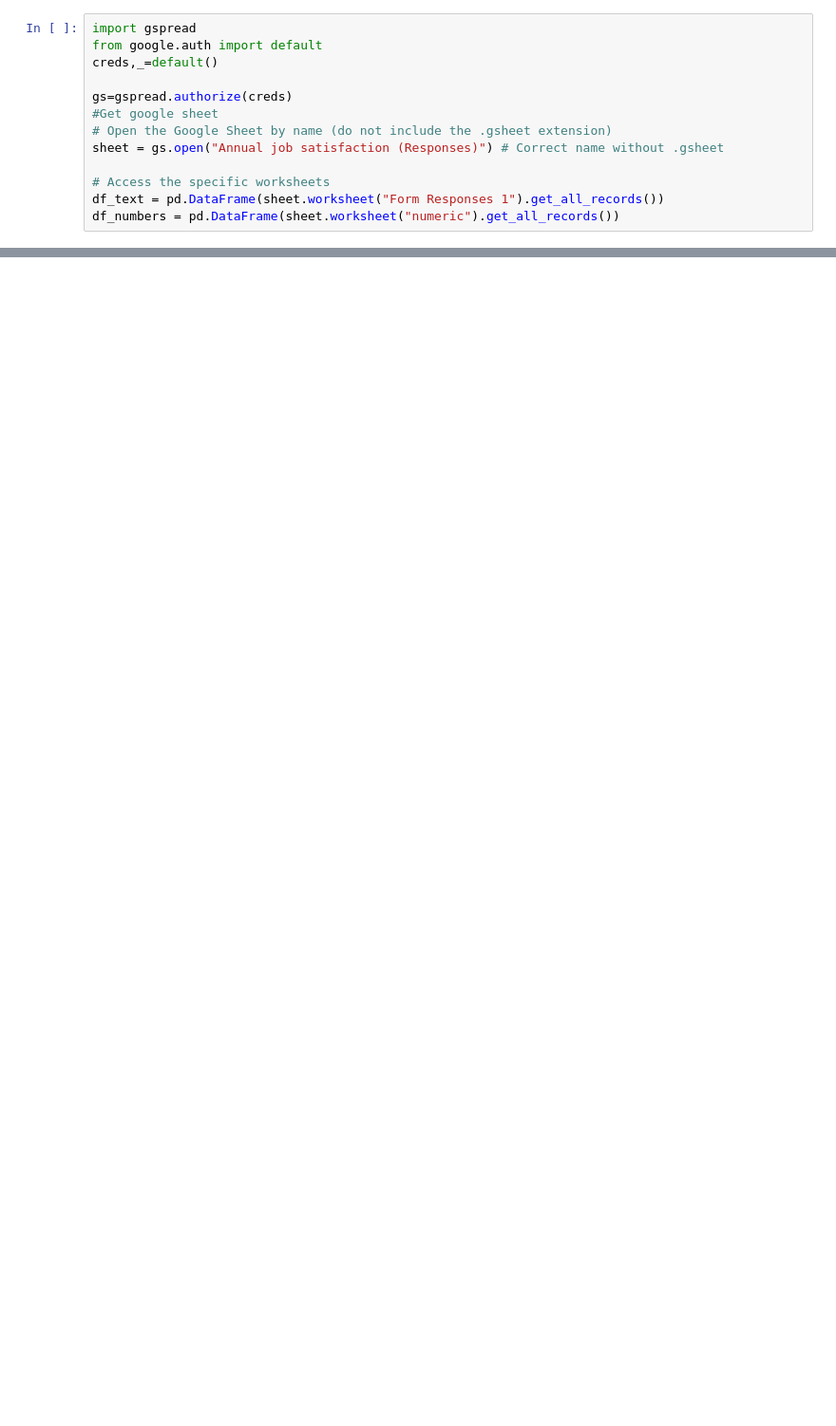
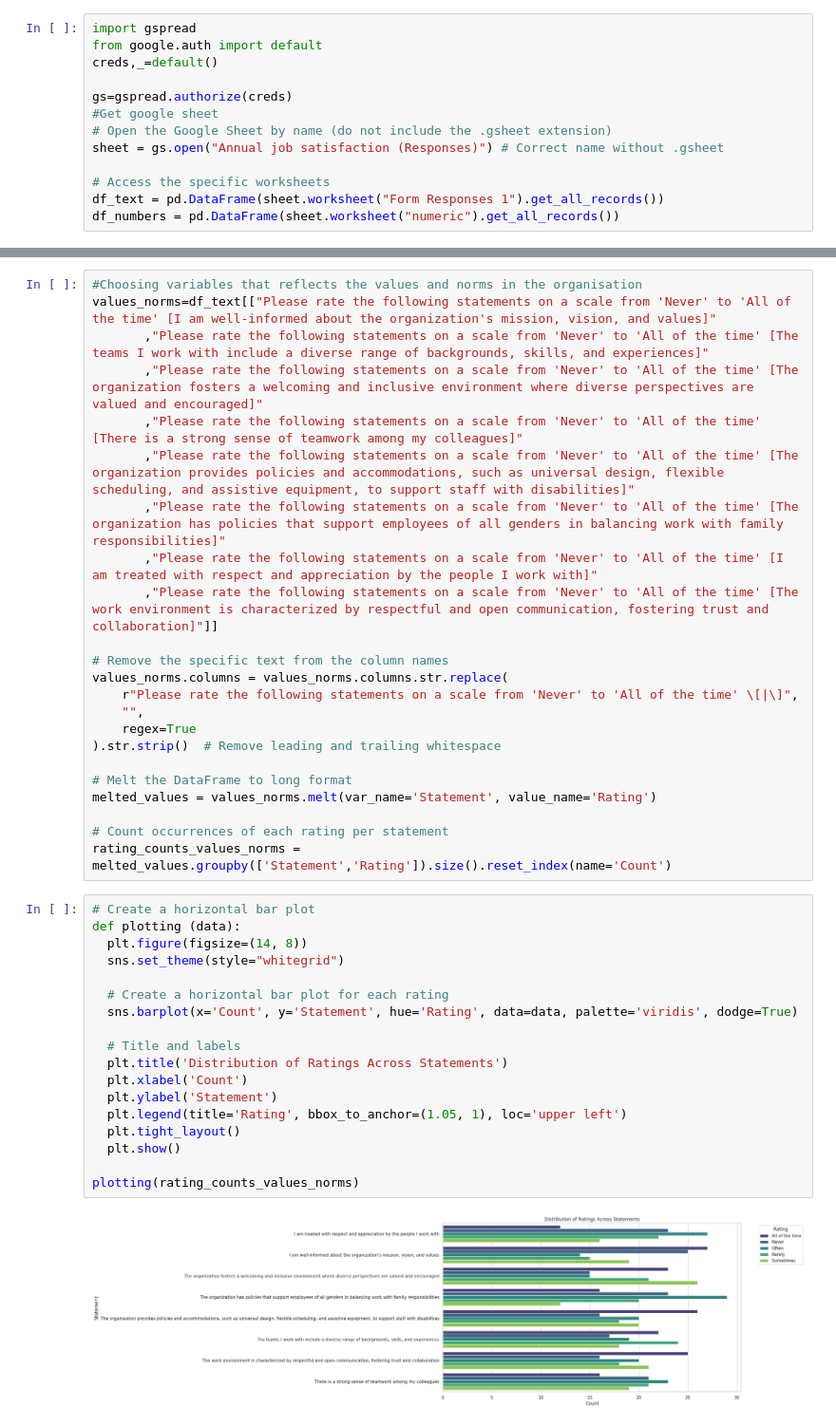
Before and after one commit to abdyraman/annualsatisfactionsurvey, a Jupyter notebook: annualsatisfaction.ipynb, the cells around one changed output, grey strips where cells are left out. Shown at 95% size. Cells and saved outputs as stored; diff of their text form; blank space fills up the shorter version.

```diff
--- a/annualsatisfaction.ipynb
+++ b/annualsatisfaction.ipynb
@@ -35,0 +141,43 @@ df_text
+# %%
+#Choosing variables that reflects the values and norms in the organisation
+values_norms=df_text[["Please rate the following statements on a scale from 'Never' to 'All of the time' [I am well-informed about the organization's mission, vision, and values]"
+       ,"Please rate the following statements on a scale from 'Never' to 'All of the time' [The teams I work with include a diverse range of backgrounds, skills, and experiences]"
+       ,"Please rate the following statements on a scale from 'Never' to 'All of the time' [The organization fosters a welcoming and inclusive environment where diverse perspectives are valued and encouraged]"
+       ,"Please rate the following statements on a scale from 'Never' to 'All of the time' [There is a strong sense of teamwork among my colleagues]"
+       ,"Please rate the following statements on a scale from 'Never' to 'All of the time' [The organization provides policies and accommodations, such as universal design, flexible scheduling, and assistive equipment, to support staff with disabilities]"
+       ,"Please rate the following statements on a scale from 'Never' to 'All of the time' [The organization has policies that support employees of all genders in balancing work with family responsibilities]"
+       ,"Please rate the following statements on a scale from 'Never' to 'All of the time' [I am treated with respect and appreciation by the people I work with]"
+       ,"Please rate the following statements on a scale from 'Never' to 'All of the time' [The work environment is characterized by respectful and open communication, fostering trust and collaboration]"]]
+
+# Remove the specific text from the column names
+values_norms.columns = values_norms.columns.str.replace(
+    r"Please rate the following statements on a scale from 'Never' to 'All of the time' \[|\]",
+    "",
+    regex=True
+).str.strip()  # Remove leading and trailing whitespace
+
+# Melt the DataFrame to long format
+melted_values = values_norms.melt(var_name='Statement', value_name='Rating')
+
+# Count occurrences of each rating per statement
+rating_counts_values_norms = melted_values.groupby(['Statement','Rating']).size().reset_index(name='Count')
+# %%
+# Create a horizontal bar plot
+def plotting (data):
+  plt.figure(figsize=(14, 8))
+  sns.set_theme(style="whitegrid")
+
+  # Create a horizontal bar plot for each rating
+  sns.barplot(x='Count', y='Statement', hue='Rating', data=data, palette='viridis', dodge=True)
+
+  # Title and labels
+  plt.title('Distribution of Ratings Across Statements')
+  plt.xlabel('Count')
+  plt.ylabel('Statement')
+  plt.legend(title='Rating', bbox_to_anchor=(1.05, 1), loc='upper left')
+  plt.tight_layout()
+  plt.show()
+
+plotting(rating_counts_values_norms)
+# %% [output]
+[figure, added]
```
Also changed, not shown: parts of 26 cells of this notebook.
